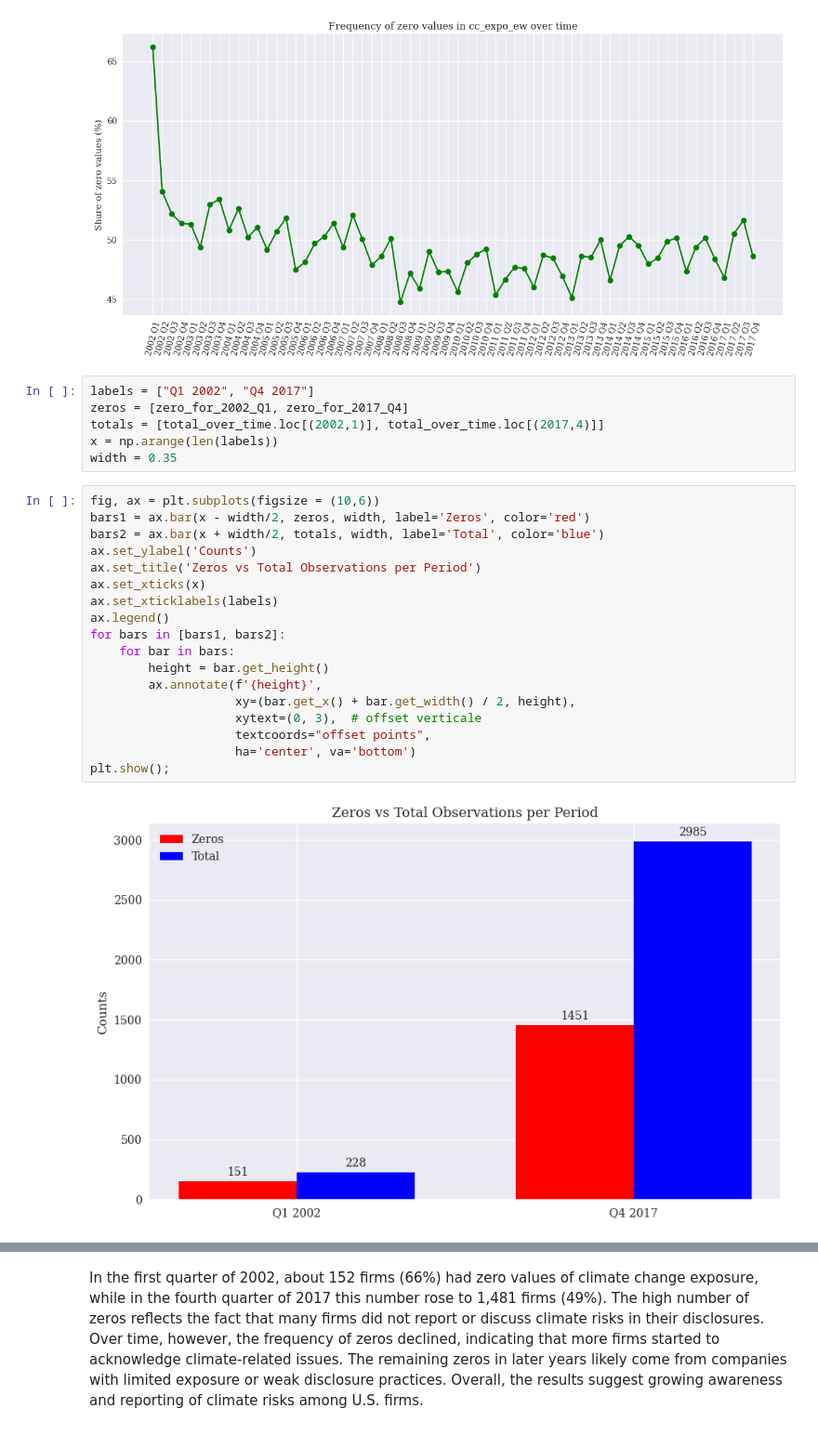
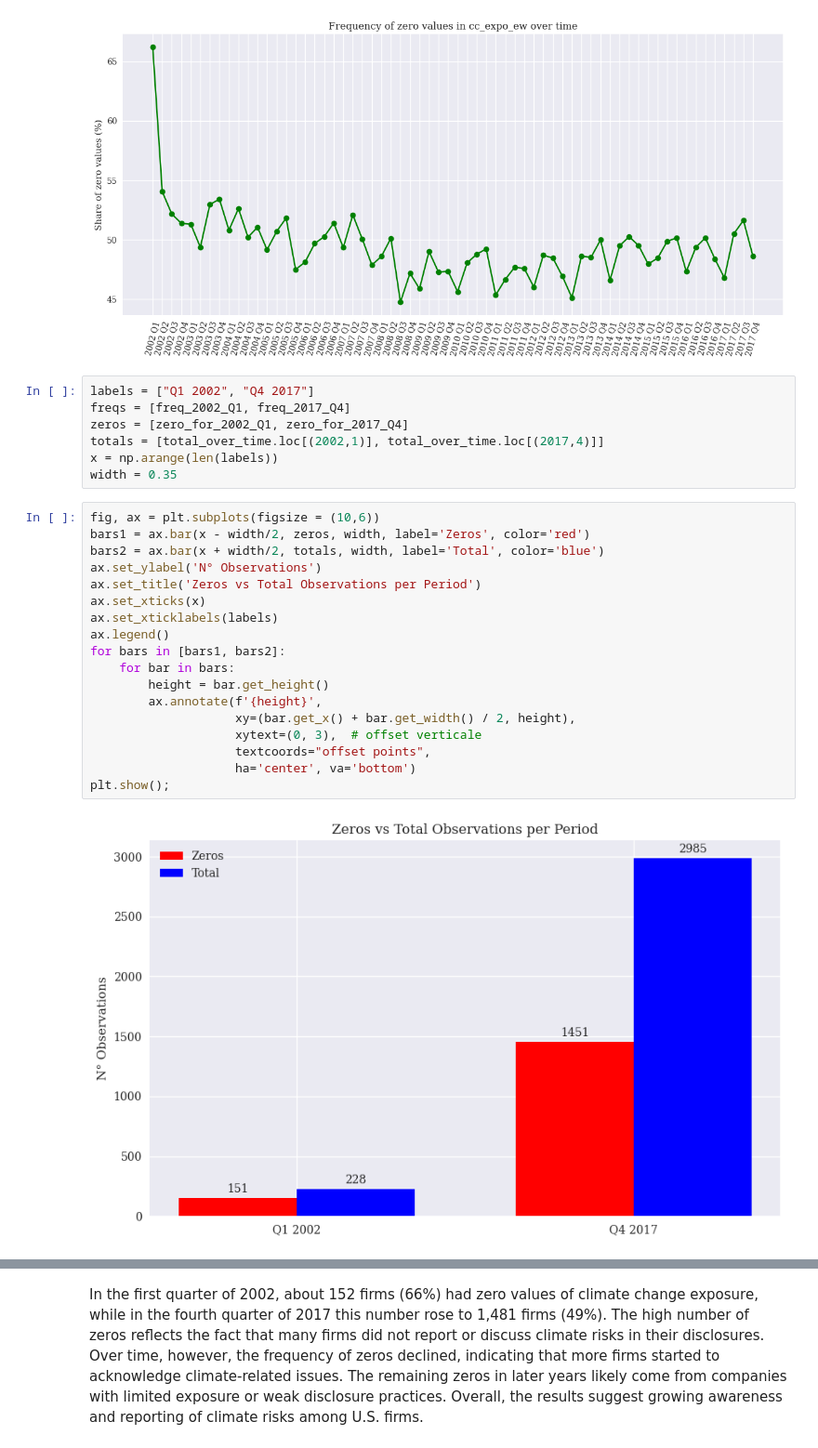
Before and after one commit to STEG-cpu/Sustainable_Finance_Project_1, a Jupyter notebook: 1. Assignment1_Group2.ipynb, the cells around one changed output, grey strips where cells are left out. Shown at 93% size. Saved outputs shown, nothing was run; the diff lists cells and outputs as text.

```diff
--- a/1. Assignment1_Group2.ipynb
+++ b/1. Assignment1_Group2.ipynb
@@ -151,6 +151,7 @@ plt.show();
 [figure]
 # %%
 labels = ["Q1 2002", "Q4 2017"]
+freqs = [freq_2002_Q1, freq_2017_Q4]
 zeros = [zero_for_2002_Q1, zero_for_2017_Q4]
 totals = [total_over_time.loc[(2002,1)], total_over_time.loc[(2017,4)]]
 x = np.arange(len(labels))
@@ -158,20 +159,20 @@ width = 0.35
 # %%
 fig, ax = plt.subplots(figsize = (10,6))
 bars1 = ax.bar(x - width/2, zeros, width, label='Zeros', color='red')
 bars2 = ax.bar(x + width/2, totals, width, label='Total', color='blue')
-ax.set_ylabel('Counts')
+ax.set_ylabel('N° Observations')
 ax.set_title('Zeros vs Total Observations per Period')
 ax.set_xticks(x)
 ax.set_xticklabels(labels)
 ax.legend()
 for bars in [bars1, bars2]:
     for bar in bars:
         height = bar.get_height()
         ax.annotate(f'{height}',
                     xy=(bar.get_x() + bar.get_width() / 2, height),
                     xytext=(0, 3),  # offset verticale
                     textcoords="offset points",
                     ha='center', va='bottom')
 plt.show();
 # %% [output]
-[figure, old version]
+[figure, new version]
```
Also changed, not shown: parts of 2 cells of this notebook.
